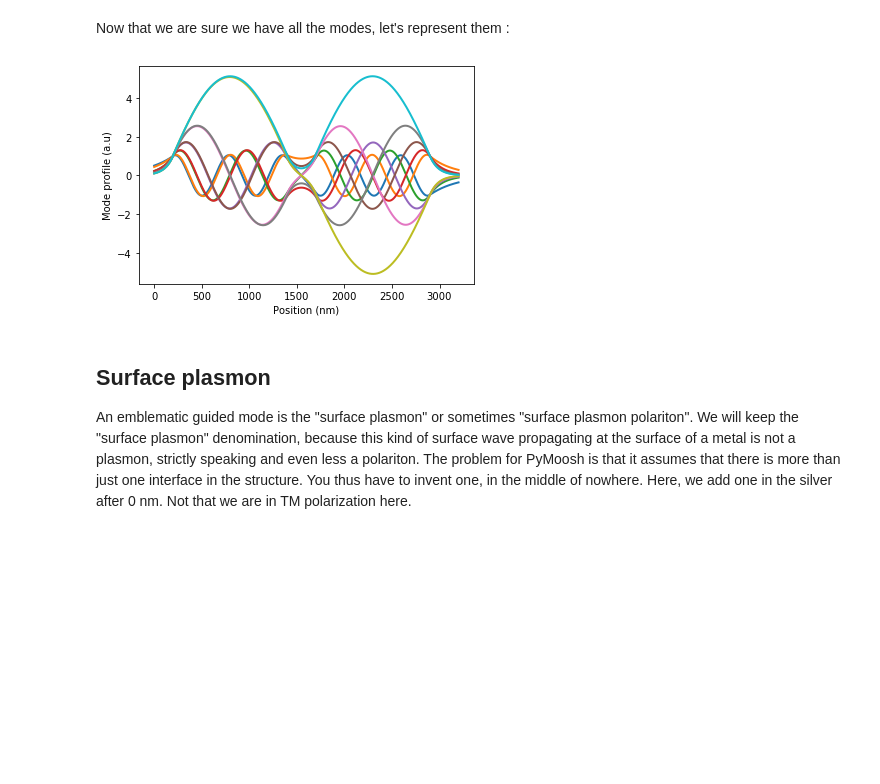
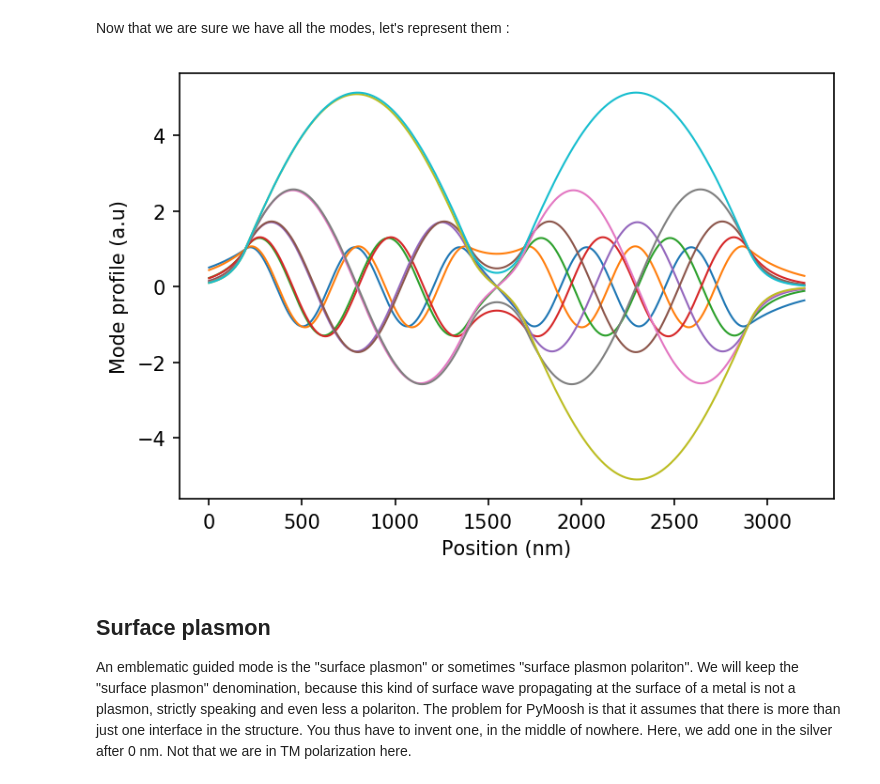
Before and after one commit to AnMoreau/PyMoosh, a Jupyter notebook: notebooks/Guided_modes.ipynb, the cells around one changed output. Drawn from its saved outputs; the diff is of its cells as text; code cells hidden in the pictures; blank space fills up the shorter version.

```diff
--- a/notebooks/Guided_modes.ipynb
+++ b/notebooks/Guided_modes.ipynb
@@ -8,6 +8,8 @@ Modes are solutions of Maxwell's equations in a multilayered structure absent an
 We first study the dielectric waveguide, constituted by a 600 nm thick layer of glass typically (with a refractive index of 1.5) surrounded with air.
 # %%
 import matplotlib.pyplot as plt
+plt.rcParams['figure.dpi'] = 150
+
 import sys
 import os
 module_path = os.path.abspath(os.path.join('..'))
@@ -109,12 +111,12 @@ Now that we are sure we have all the modes, let's represent them :
 # %%
 for k in range(len(modes)):
     x,prof = Profile(coupled,modes[k],wavelength,0)
-    plt.plot(x,np.real(prof),linewidth = 2)
+    plt.plot(x,np.real(prof),linewidth = 1)
 plt.ylabel('Mode profile (a.u)')
 plt.xlabel('Position (nm)')
 plt.show()
 # %% [output]
-[figure, old version]
+[figure, new version]
 # %% [markdown]
 ## Surface plasmon
 
```
Also changed, not shown: parts of 7 cells of this notebook.
